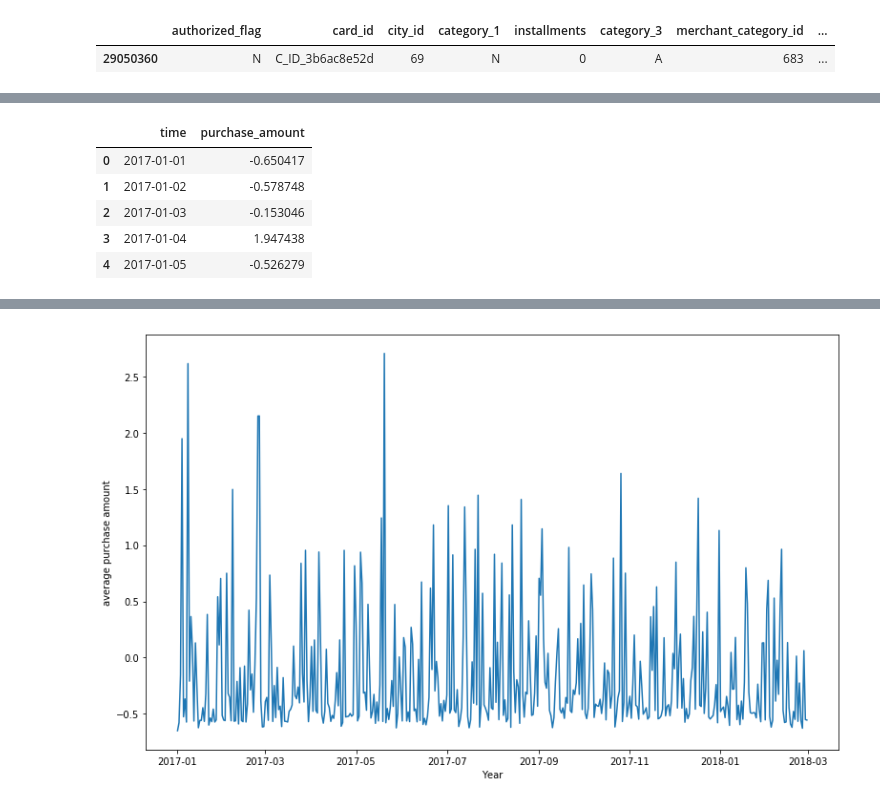
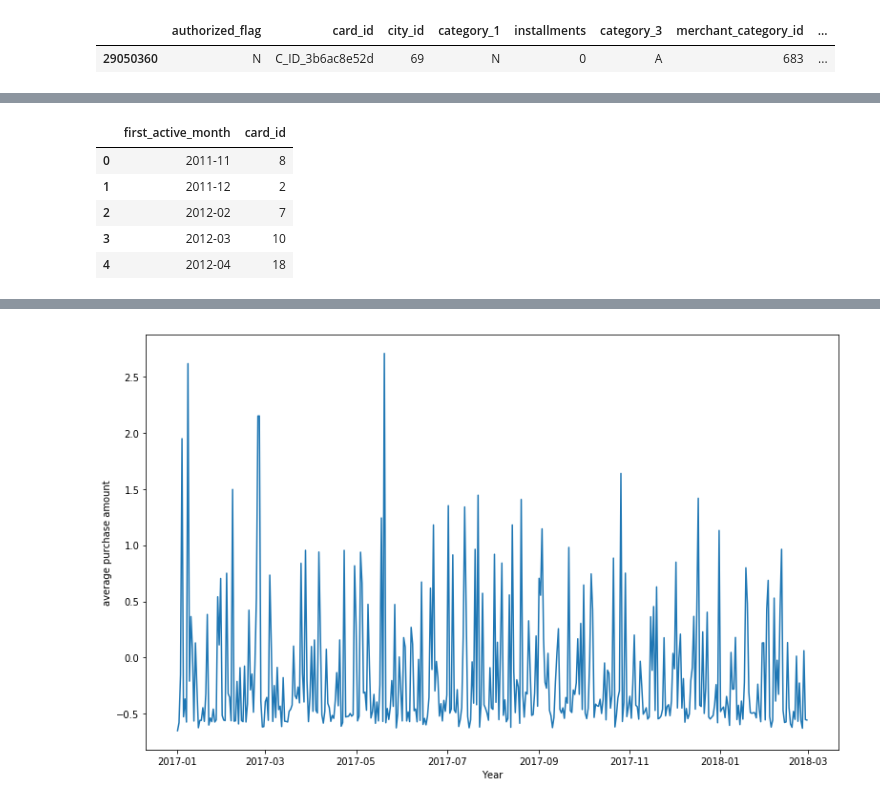
Before and after one commit to hao-sharethis/elo-cee-690, a Jupyter notebook: core/summary-statistics.ipynb, the cells around one changed output, grey strips where cells are left out. Cells and saved outputs as stored; diff of their text form; code cells hidden in the pictures.

```diff
--- a/core/summary-statistics.ipynb
+++ b/core/summary-statistics.ipynb
@@ -28,6 +28,18 @@ new_transactions_raw = pd.read_csv('../data/new_merchant_transactions.csv')
 print('...loaded')
 # %% [output]
 ...loaded
+# %%
+# assign to new dataframe, save the raw data to be able to reuse again
+train = train_raw
+train.name = 'train data'
+test = test_raw
+test.name = 'test data'
+historical_transactions = historical_transactions_raw
+historical_transactions.name = 'historical transaction data'
+new_transactions = new_transactions_raw
+new_transactions.name = 'new transaction data'
+merchants = merchants_raw
+merchants.name = 'merchants data'
 # %% [markdown]
 ### describe data
 # %%
@@ -120,9 +116,11 @@ hist_agg = hist_tran.groupby('time', as_index=False)['purchase_amount'].mean()
+# %%
+train_agg = train.groupby('first_active_month', as_index=False)['card_id'].agg('count')
 # %%
-hist_agg.head()
+train_agg.head()
 # %% [output]
-|  | time | purchase_amount |
-| 0 | 2017-01-01 | -0.650417 |
-| 1 | 2017-01-02 | -0.578748 |
-| 2 | 2017-01-03 | -0.153046 |
-| 3 | 2017-01-04 | 1.947438 |
-| 4 | 2017-01-05 | -0.526279 |
+|  | first_active_month | card_id |
+| 0 | 2011-11 | 8 |
+| 1 | 2011-12 | 2 |
+| 2 | 2012-02 | 7 |
+| 3 | 2012-03 | 10 |
+| 4 | 2012-04 | 18 |
```
Also changed, not shown: parts of 8 cells of this notebook, 3 other files.
